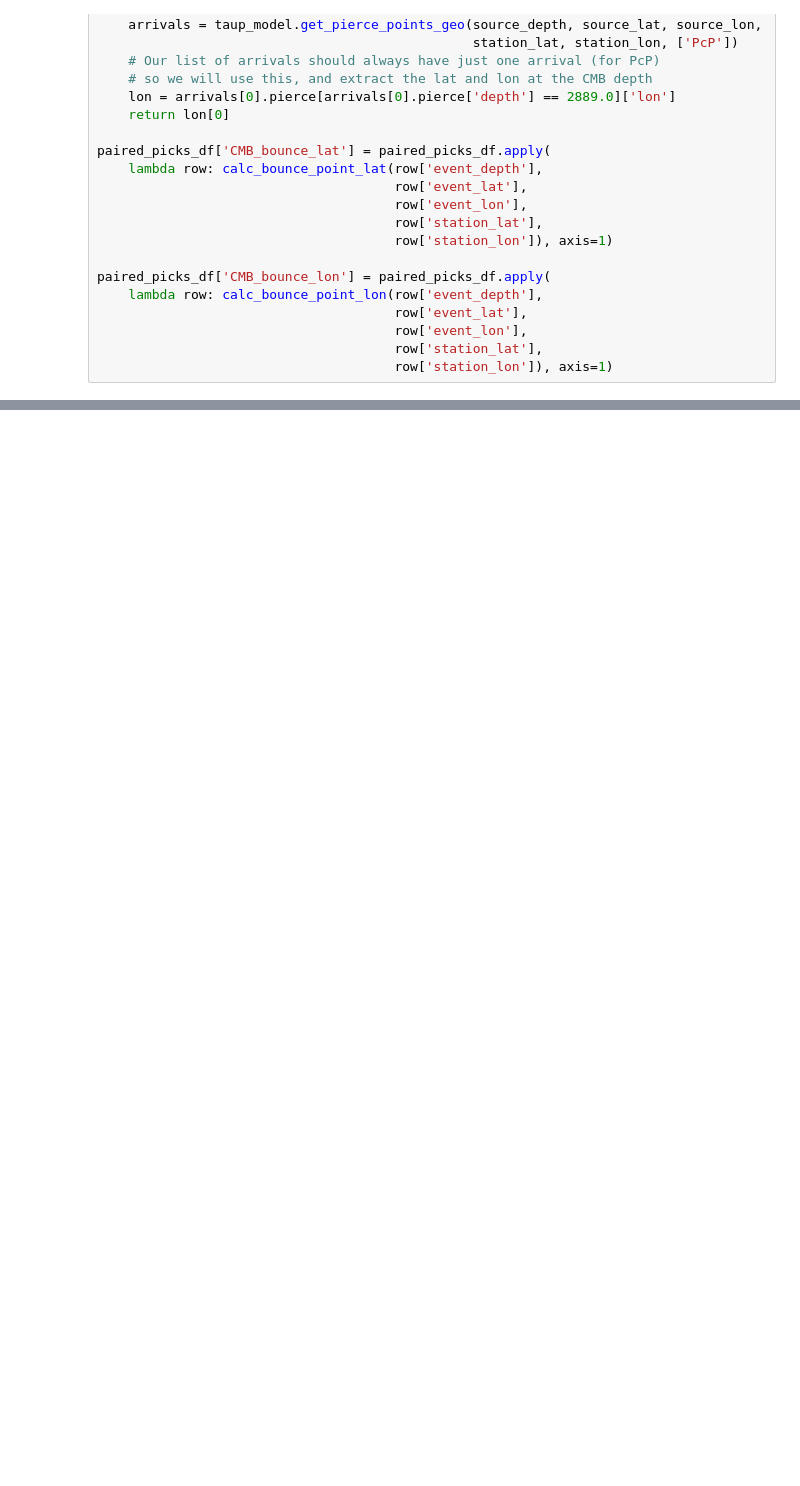
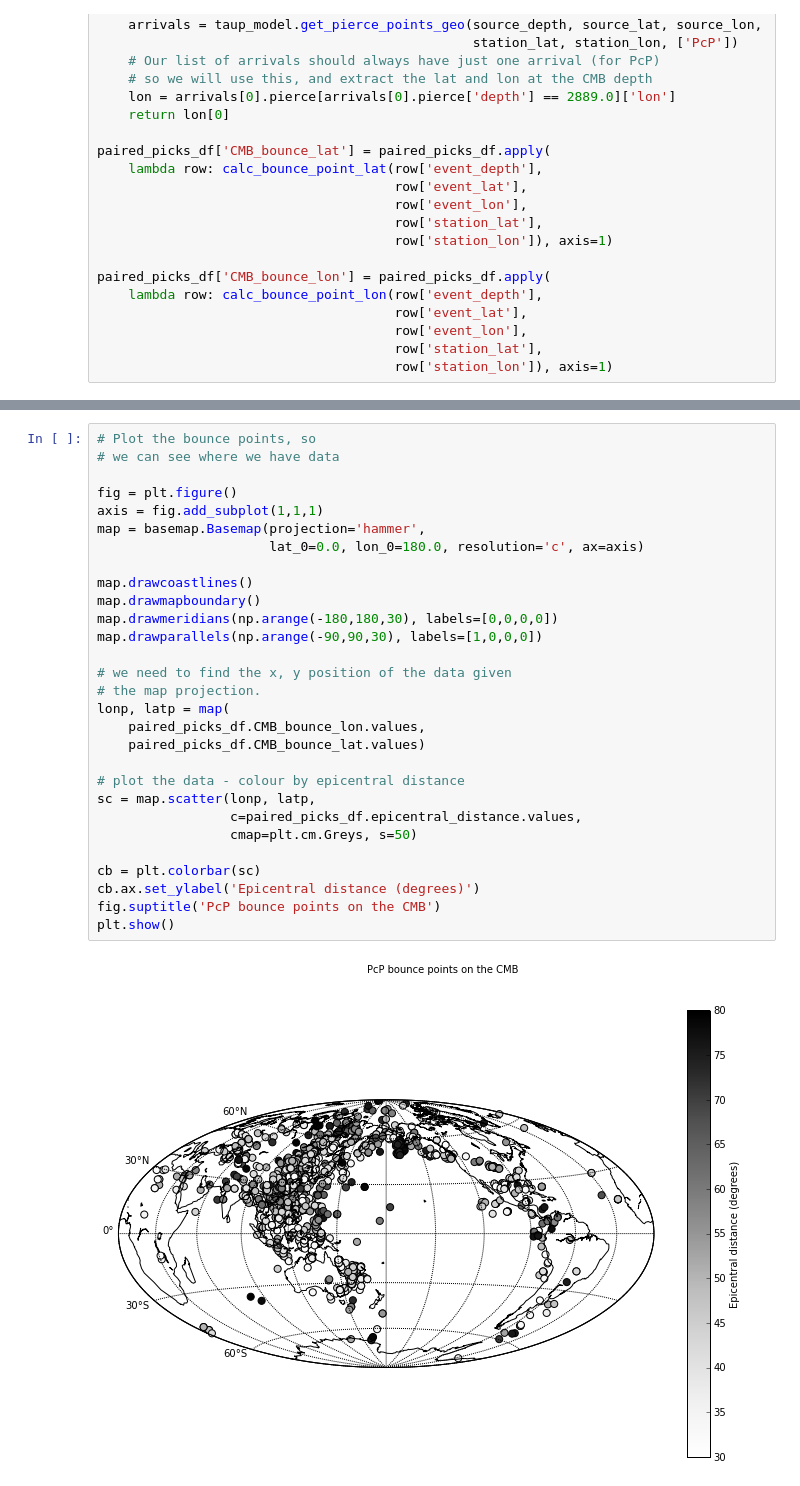
Before and after one commit to andreww/cmb_summer_project, a Jupyter notebook: module_introductions/DataProcessing.ipynb, the cells around one changed output, grey strips where cells are left out. Saved outputs shown, nothing was run; the diff lists cells and outputs as text; blank space fills up the shorter version.

Commit message:
Do all corrections and plot the results.

```diff
--- a/module_introductions/DataProcessing.ipynb
+++ b/module_introductions/DataProcessing.ipynb
@@ -143,0 +123,31 @@ paired_picks_df
+# %%
+# Plot the bounce points, so
+# we can see where we have data
+
+fig = plt.figure()
+axis = fig.add_subplot(1,1,1)
+map = basemap.Basemap(projection='hammer',
+                      lat_0=0.0, lon_0=180.0, resolution='c', ax=axis)
+
+map.drawcoastlines()
+map.drawmapboundary()
+map.drawmeridians(np.arange(-180,180,30), labels=[0,0,0,0])
+map.drawparallels(np.arange(-90,90,30), labels=[1,0,0,0])
+
+# we need to find the x, y position of the data given
+# the map projection.
+lonp, latp = map(
+    paired_picks_df.CMB_bounce_lon.values,
+    paired_picks_df.CMB_bounce_lat.values)
+
+# plot the data - colour by epicentral distance
+sc = map.scatter(lonp, latp,
+                 c=paired_picks_df.epicentral_distance.values,
+                 cmap=plt.cm.Greys, s=50)
+
+cb = plt.colorbar(sc)
+cb.ax.set_ylabel('Epicentral distance (degrees)')
+fig.suptitle('PcP bounce points on the CMB')
+plt.show()
+# %% [output]
+[figure, added]
```
Also changed, not shown: parts of 31 cells of this notebook.
